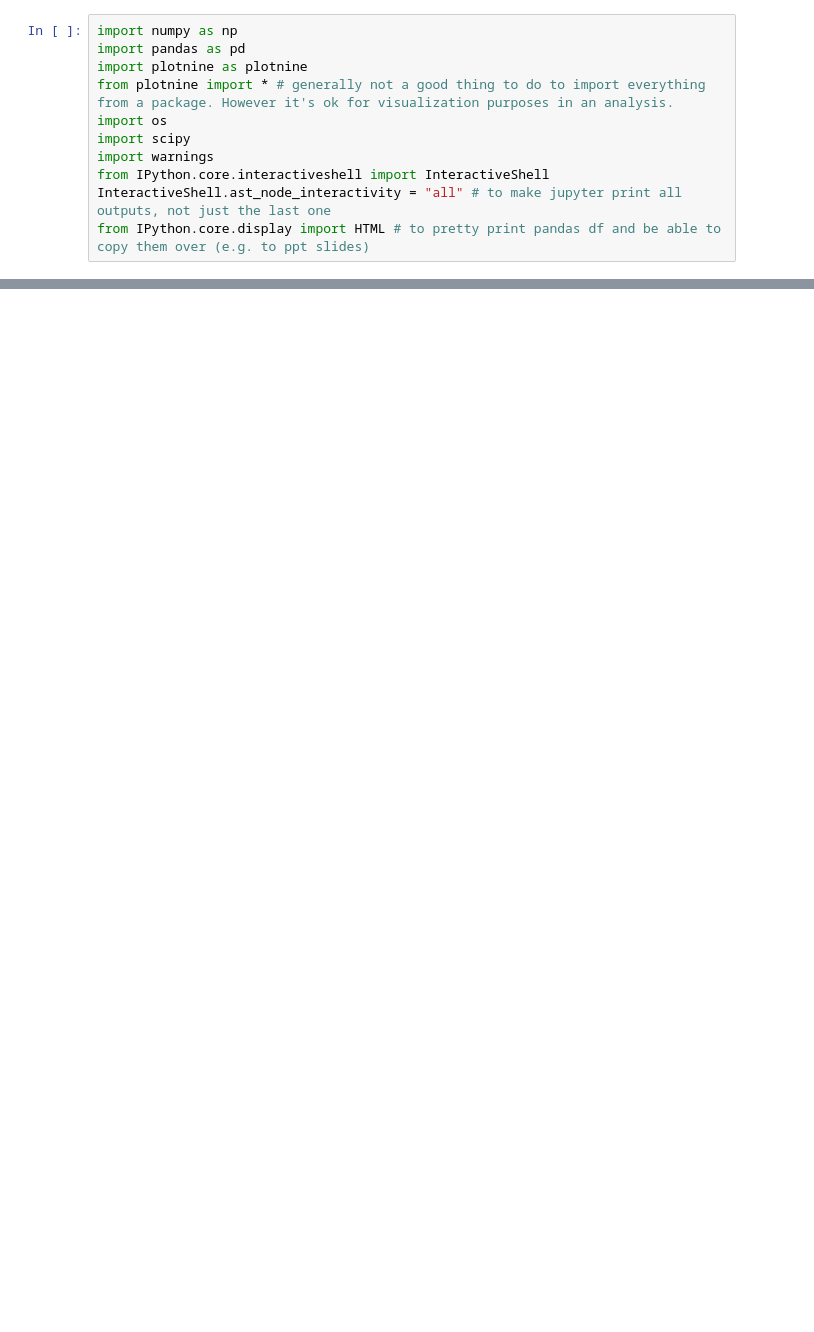
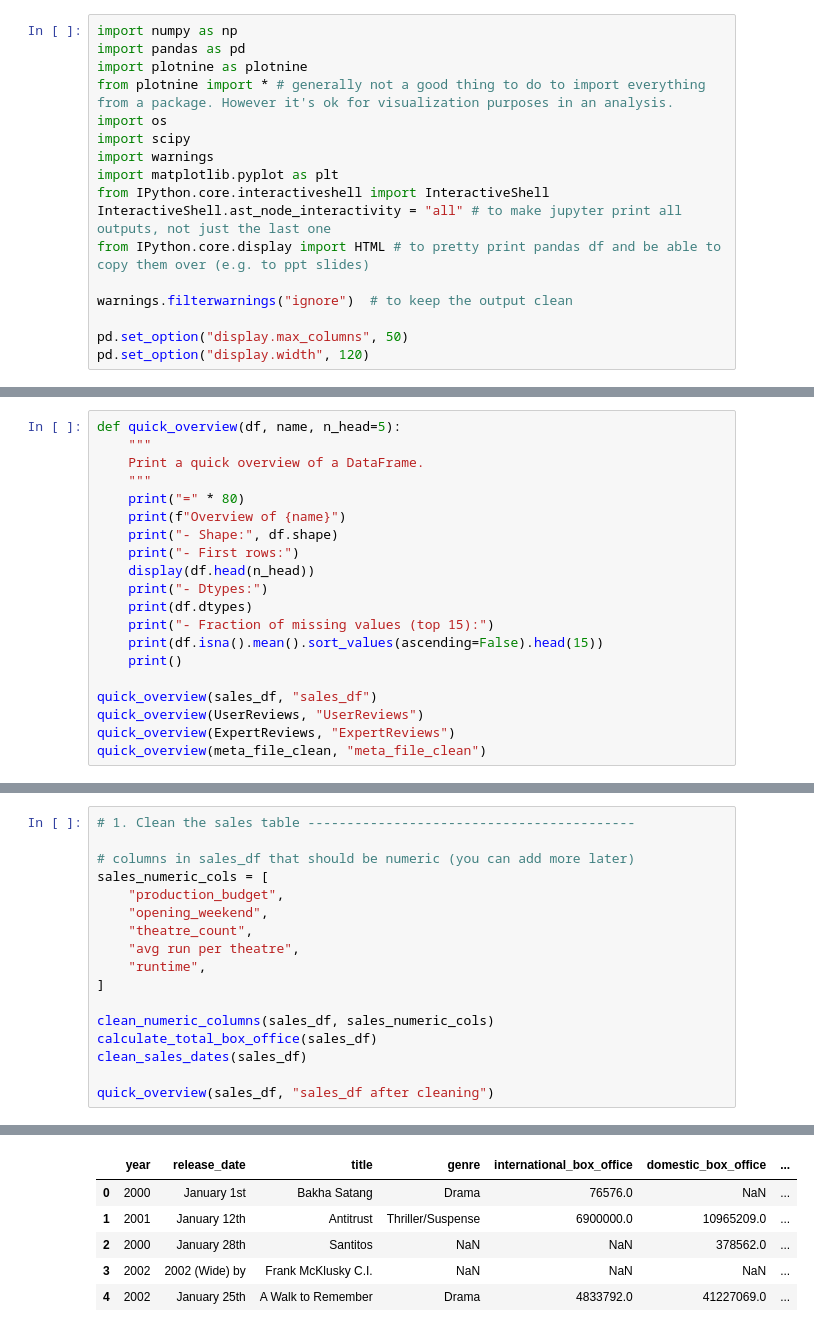
Before and after one commit to Simerblur/bjj, a Jupyter notebook: Jupyter_notebook_Jeffrey_for_tryout.ipynb, the cells around one changed output, grey strips where cells are left out. Cells and saved outputs as stored; diff of their text form; blank space fills up the shorter version.

Commit message:
created first part of cleaning process, should check it together

```diff
--- a/Jupyter_notebook_Jeffrey_for_tryout.ipynb
+++ b/Jupyter_notebook_Jeffrey_for_tryout.ipynb
@@ -88,9 +53,15 @@ from plotnine import * # generally not a good thing to do to import everything f
 import os
 import scipy
 import warnings
+import matplotlib.pyplot as plt
 from IPython.core.interactiveshell import InteractiveShell
 InteractiveShell.ast_node_interactivity = "all" # to make jupyter print all outputs, not just the last one
 from IPython.core.display import HTML # to pretty print pandas df and be able to copy them over (e.g. to ppt slides)
+
+warnings.filterwarnings("ignore")  # to keep the output clean
+
+pd.set_option("display.max_columns", 50)
+pd.set_option("display.width", 120)
 # %%
 # we can get the current working directory with the following command
 os.getcwd()
@@ -105,0 +115,20 @@ os.listdir(os.path.join('datasets')) # independent of the platform (unix, window
+# %%
+def quick_overview(df, name, n_head=5):
+    """
+    Print a quick overview of a DataFrame.
+    """
+    print("=" * 80)
+    print(f"Overview of {name}")
+    print("- Shape:", df.shape)
+    print("- First rows:")
+    display(df.head(n_head))
+    print("- Dtypes:")
+    print(df.dtypes)
+    print("- Fraction of missing values (top 15):")
+    print(df.isna().mean().sort_values(ascending=False).head(15))
+    print()
+
+quick_overview(sales_df, "sales_df")
+quick_overview(UserReviews, "UserReviews")
+quick_overview(ExpertReviews, "ExpertReviews")
+quick_overview(meta_file_clean, "meta_file_clean")
@@ -105,0 +412,18 @@ os.listdir(os.path.join('datasets')) # independent of the platform (unix, window
+# %%
+# 1. Clean the sales table ------------------------------------------
+
+# columns in sales_df that should be numeric (you can add more later)
+sales_numeric_cols = [
+    "production_budget",
+    "opening_weekend",
+    "theatre_count",
+    "avg run per theatre",
+    "runtime",
+]
+
+clean_numeric_columns(sales_df, sales_numeric_cols)
+calculate_total_box_office(sales_df)
+clean_sales_dates(sales_df)
+
+quick_overview(sales_df, "sales_df after cleaning")
+# %% [output]
@@ -105,0 +435,6 @@ os.listdir(os.path.join('datasets')) # independent of the platform (unix, window
+|  | year | release_date | title | genre | international_box_office | domestic_box_office | ... |
+| 0 | 2000 | January 1st | Bakha Satang | Drama | 76576.0 | NaN | ... |
+| 1 | 2001 | January 12th | Antitrust | Thriller/Suspense | 6900000.0 | 10965209.0 | ... |
+| 2 | 2000 | January 28th | Santitos | NaN | NaN | 378562.0 | ... |
+| 3 | 2002 | 2002 (Wide) by | Frank McKlusky C.I. | NaN | NaN | NaN | ... |
+| 4 | 2002 | January 25th | A Walk to Remember | Drama | 4833792.0 | 41227069.0 | ... |
```
Also changed, not shown: parts of 37 cells of this notebook, 1 other file.
